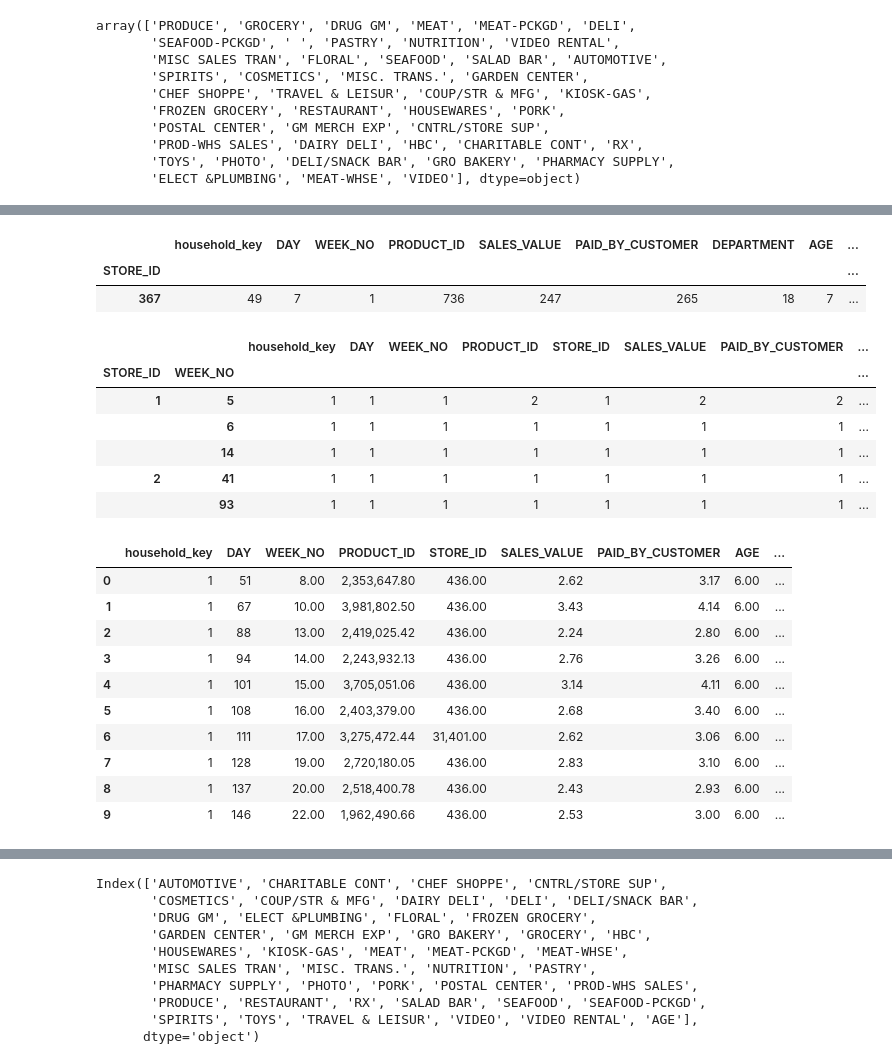
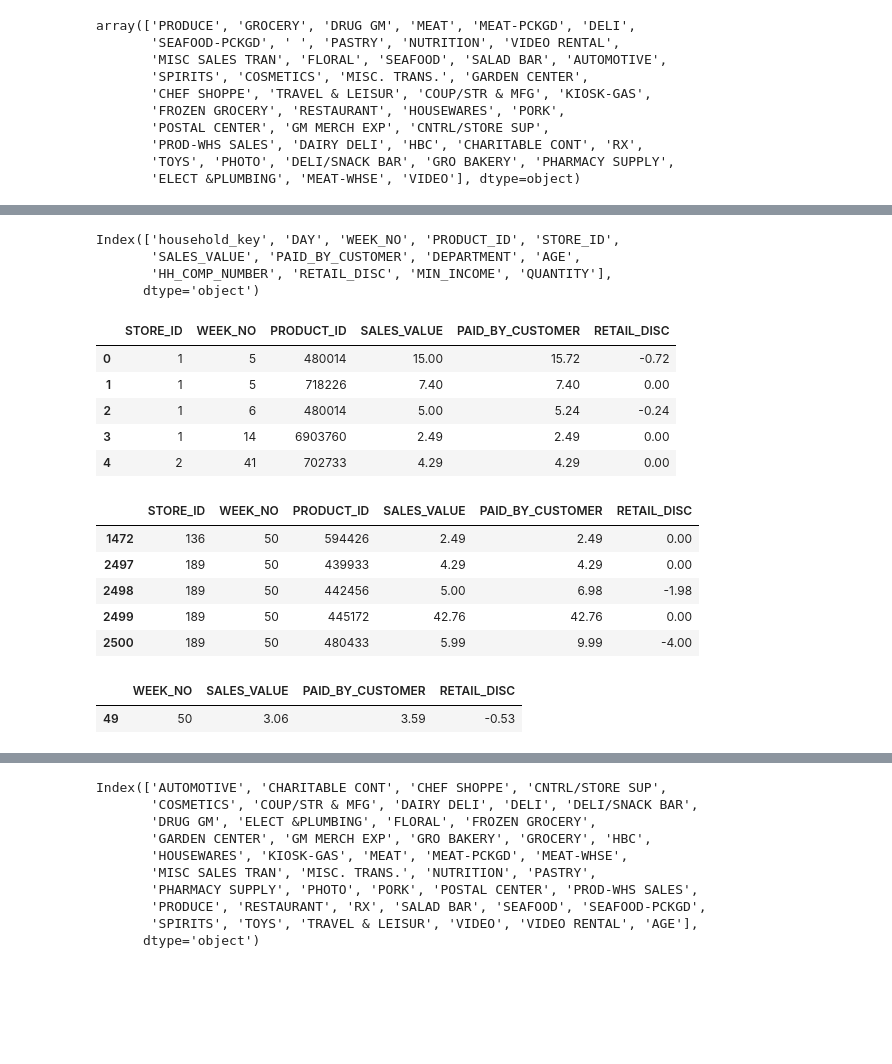
Before and after one commit to arleouz/Data-analysis, a Jupyter notebook: analysis_sales.ipynb, the cells around one changed output, grey strips where cells are left out. Cells and saved outputs as stored; diff of their text form; code cells hidden in the pictures; blank space fills up the shorter version.

```diff
--- a/analysis_sales.ipynb
+++ b/analysis_sales.ipynb
@@ -59,4 +44,0 @@ trans_short[trans_short['DEPARTMENT']=='MISC SALES TRAN']
-# %%
-trans_short['MIN_INCOME']=dem['INCOME_DESC'].map(income)
-# %%
-trans_short['MIN_INCOME']=trans_short['MIN_INCOME'].fillna(0)
@@ -65,16 +45,27 @@ trans_storeid= trans_short[trans_short['WEEK_NO']==50].groupby(['STORE_ID']).nun
-# %%
-trans_storeid[trans_storeid['PRODUCT_ID']==736]
-# %% [output]
-|  | household_key | DAY | WEEK_NO | PRODUCT_ID | SALES_VALUE | PAID_BY_CUSTOMER | DEPARTMENT | AGE | ... |
-| STORE_ID |  |  |  |  |  |  |  |  | ... |
-| 367 | 49 | 7 | 1 | 736 | 247 | 265 | 18 | 7 | ... |
+# %%
+trans_short.columns
+# %% [output]
+Index(['household_key', 'DAY', 'WEEK_NO', 'PRODUCT_ID', 'STORE_ID',
+       'SALES_VALUE', 'PAID_BY_CUSTOMER', 'DEPARTMENT', 'AGE',
+       'HH_COMP_NUMBER', 'RETAIL_DISC', 'MIN_INCOME', 'QUANTITY'],
+      dtype='object')
+# %%
+trans_short.set_index(['STORE_ID','WEEK_NO','PRODUCT_ID'],inplace=False)
+trans_store_week=trans_short.groupby(['STORE_ID','WEEK_NO','PRODUCT_ID']).sum().reset_index()[['STORE_ID','WEEK_NO','PRODUCT_ID','SALES_VALUE','PAID_BY_CUSTOMER','RETAIL_DISC']]
+trans_store_week.head(5)
+# %% [output]
+|  | STORE_ID | WEEK_NO | PRODUCT_ID | SALES_VALUE | PAID_BY_CUSTOMER | RETAIL_DISC |
+| 0 | 1 | 5 | 480014 | 15.00 | 15.72 | -0.72 |
+| 1 | 1 | 5 | 718226 | 7.40 | 7.40 | 0.00 |
+| 2 | 1 | 6 | 480014 | 5.00 | 5.24 | -0.24 |
+| 3 | 1 | 14 | 6903760 | 2.49 | 2.49 | 0.00 |
+| 4 | 2 | 41 | 702733 | 4.29 | 4.29 | 0.00 |
 # %%
-trans_store_week.head()
+trans_store_week[trans_store_week['WEEK_NO']==50].head(5)
 # %% [output]
-|  |  | household_key | DAY | WEEK_NO | PRODUCT_ID | STORE_ID | SALES_VALUE | PAID_BY_CUSTOMER | ... |
-| STORE_ID | WEEK_NO |  |  |  |  |  |  |  | ... |
-| 1 | 5 | 1 | 1 | 1 | 2 | 1 | 2 | 2 | ... |
-|  | 6 | 1 | 1 | 1 | 1 | 1 | 1 | 1 | ... |
-|  | 14 | 1 | 1 | 1 | 1 | 1 | 1 | 1 | ... |
-| 2 | 41 | 1 | 1 | 1 | 1 | 1 | 1 | 1 | ... |
-|  | 93 | 1 | 1 | 1 | 1 | 1 | 1 | 1 | ... |
+|  | STORE_ID | WEEK_NO | PRODUCT_ID | SALES_VALUE | PAID_BY_CUSTOMER | RETAIL_DISC |
+| 1472 | 136 | 50 | 594426 | 2.49 | 2.49 | 0.00 |
+| 2497 | 189 | 50 | 439933 | 4.29 | 4.29 | 0.00 |
+| 2498 | 189 | 50 | 442456 | 5.00 | 6.98 | -1.98 |
+| 2499 | 189 | 50 | 445172 | 42.76 | 42.76 | 0.00 |
+| 2500 | 189 | 50 | 480433 | 5.99 | 9.99 | -4.00 |
@@ -81,17 +75,6 @@ trans_store_week.head()
 # %%
-trans_store_week[trans_store_week['WEEK_NO']==50].head()
+trans_50=trans_week[trans_week['WEEK_NO']==50]
+trans_50.head(5)
+# %% [output]
+|  | WEEK_NO | SALES_VALUE | PAID_BY_CUSTOMER | RETAIL_DISC |
+| 49 | 50 | 3.06 | 3.59 | -0.53 |
-# %%
-trans_day=trans_short.groupby(['household_key','DAY']).mean().reset_index()
-trans_day.head(10)
-# %% [output]
-|  | household_key | DAY | WEEK_NO | PRODUCT_ID | STORE_ID | SALES_VALUE | PAID_BY_CUSTOMER | AGE | ... |
-| 0 | 1 | 51 | 8.00 | 2,353,647.80 | 436.00 | 2.62 | 3.17 | 6.00 | ... |
-| 1 | 1 | 67 | 10.00 | 3,981,802.50 | 436.00 | 3.43 | 4.14 | 6.00 | ... |
-| 2 | 1 | 88 | 13.00 | 2,419,025.42 | 436.00 | 2.24 | 2.80 | 6.00 | ... |
-| 3 | 1 | 94 | 14.00 | 2,243,932.13 | 436.00 | 2.76 | 3.26 | 6.00 | ... |
-| 4 | 1 | 101 | 15.00 | 3,705,051.06 | 436.00 | 3.14 | 4.11 | 6.00 | ... |
-| 5 | 1 | 108 | 16.00 | 2,403,379.00 | 436.00 | 2.68 | 3.40 | 6.00 | ... |
-| 6 | 1 | 111 | 17.00 | 3,275,472.44 | 31,401.00 | 2.62 | 3.06 | 6.00 | ... |
-| 7 | 1 | 128 | 19.00 | 2,720,180.05 | 436.00 | 2.83 | 3.10 | 6.00 | ... |
-| 8 | 1 | 137 | 20.00 | 2,518,400.78 | 436.00 | 2.43 | 2.93 | 6.00 | ... |
-| 9 | 1 | 146 | 22.00 | 1,962,490.66 | 436.00 | 2.53 | 3.00 | 6.00 | ... |
```
Also changed, not shown: parts of 121 cells of this notebook, 1 other file.
